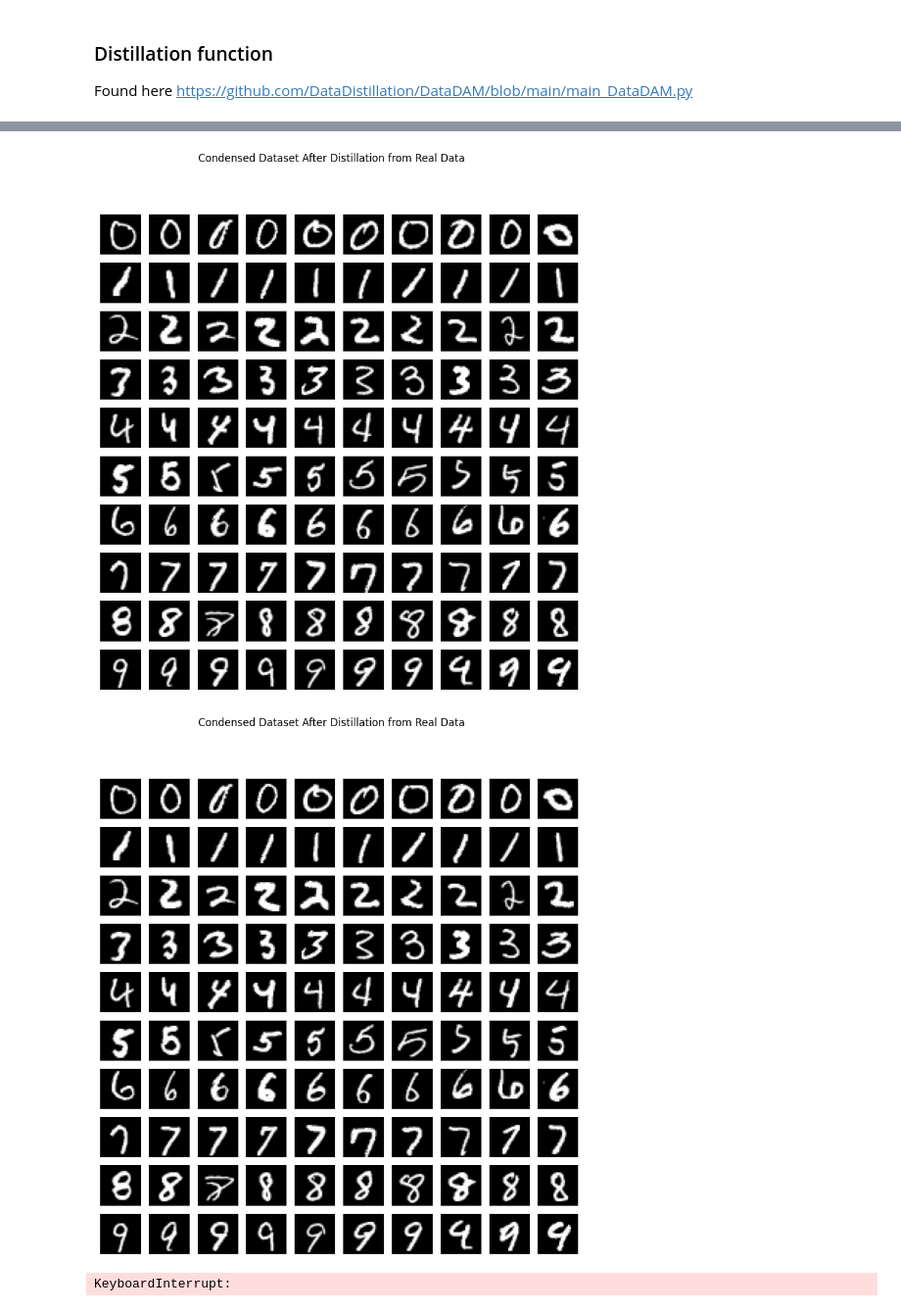
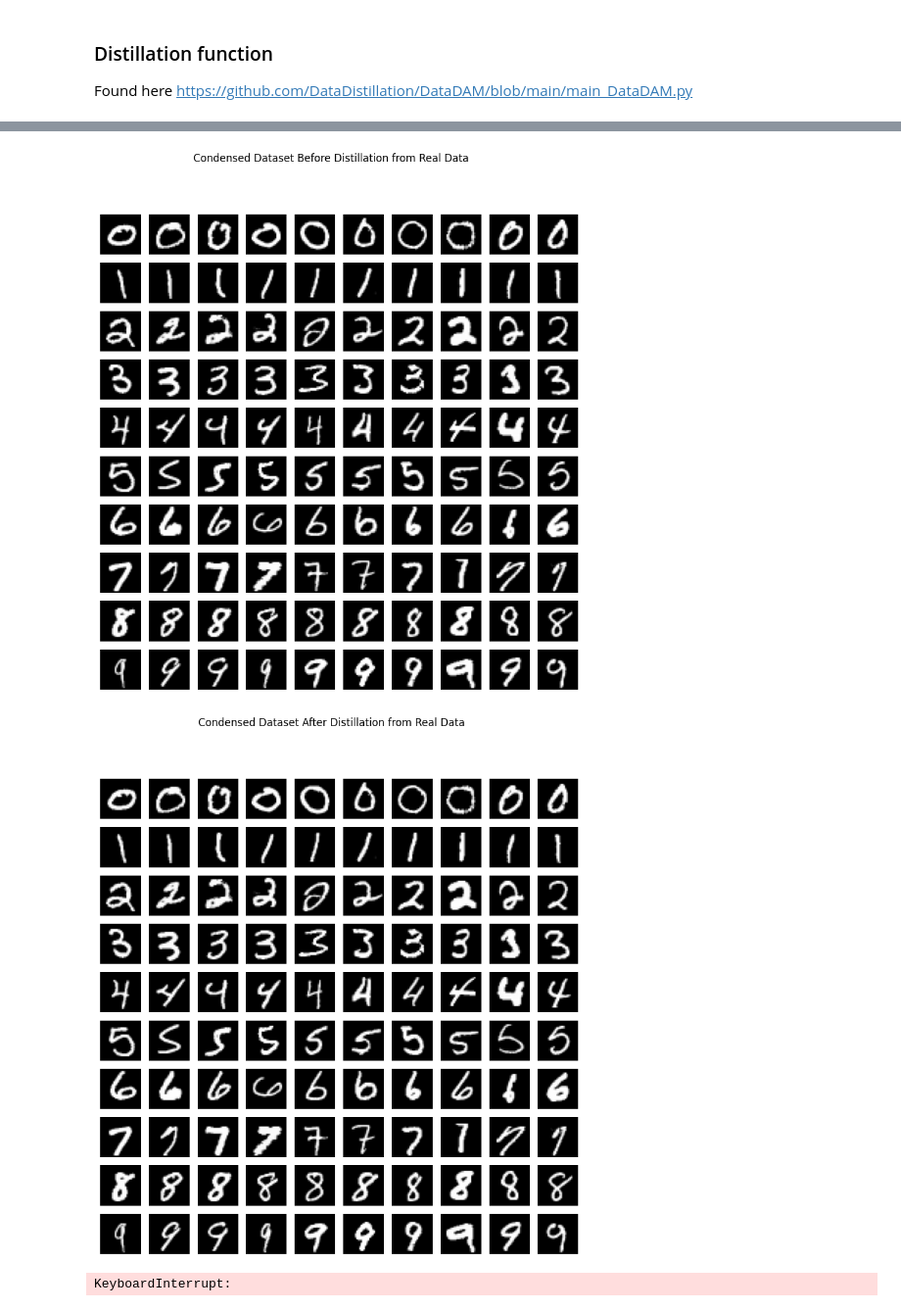
Before and after one commit to jacedoir/ECE1512_2024F_ProjectRepo_Grzeczkowicz, a Jupyter notebook: Project A/main.ipynb, the cells around one changed output, grey strips where cells are left out. Shown at 98% size. Drawn from its saved outputs; the diff is of its cells as text; code cells hidden in the pictures.

```diff
--- a/Project A/main.ipynb
+++ b/Project A/main.ipynb
@@ -143,7 +143,6 @@ Found here https://github.com/DataDistillation/DataDAM/blob/main/main_DataDAM.py
 # %%
 from DataDAM import DataDAM
 import os
-
 #MNIST Dataset
 data_path = "./Project A/data"
 
@@ -159,7 +158,7 @@ net = 'ConvNetD3'
 
 Distillator = DataDAM(net, dst_train, 10, num_classes=num_classes, im_size=im_size, channels=channel,
                       save_path=os.path.join(data_path, 'synthetic_dataset_MNIST'),
-                      batch_size=256, K=100, T=10, eta_S = 0.1, zeta_S = 1, eta_theta = 0.01, zeta_theta=50, lambda_mmd=0.01, device=device)
+                      batch_size=256, K=100, T=10, eta_S = 0.1, zeta_S = 1, eta_theta = 0.01, zeta_theta=50, lambda_mmd=0.01, device="cpu")
 
 mean_gaussian = 0
 std_gaussian = 1
@@ -167,4 +166,4 @@ Distillator.initialize_synthetic_dataset_from_gaussian_noise(mean_gaussian,std_g
 
 
 trainloader = torch.utils.data.DataLoader(dst_train, batch_size=64, shuffle=True)
-condensed_dataset = Distillator.run()
+condensed_dataset = Distillator.train()
@@ -171,7 +175,7 @@ condensed_dataset = Distillator.run()
 # %%
 for j in [0,-1]:
-    images = condensed_dataset[i][0]
-    labels = condensed_dataset[i][1]
+    images = condensed_dataset[j][0]
+    labels = condensed_dataset[j][1]
 
     fig, axes = plt.subplots(nrows=10, ncols=10, figsize=(10, 10))
 
@@ -210,27 +212,27 @@ KeyboardInterrupt:
 # %%
 for j in [0,-1]:
-    images = condensed_dataset[i][0]
-    labels = condensed_dataset[i][1]
+    images = condensed_dataset[j][0]
+    labels = condensed_dataset[j][1]
 
     fig, axes = plt.subplots(nrows=10, ncols=10, figsize=(10, 10))
     # fig.suptitle(iteration)
 
     for i, ax in enumerate(axes.flat):
         img = images[i].numpy().squeeze()
         ax.imshow(img, cmap='gray')
         ax.axis('off')
     print("\n")
     if j == 0:
         fig.suptitle(f"Condensed Dataset Before Distillation from Real Data")
     else:
         fig.suptitle(f"Condensed Dataset After Distillation from Real Data")
     plt.show()
 
 #Save the distilled dataset
 torch.save(condensed_dataset[-1], os.path.join(data_path, 'synthetic_dataset_MNIST', 'MNIST_Distilled_Real_Data.pt'))
 # %% [output]
-[figure, old version]
+[figure, new version]
-[figure, old version]
+[figure, new version]
 # %%
 from DataDAM import DataDAM
 import os
```
Also changed, not shown: parts of 8 cells of this notebook, 2 other files.
